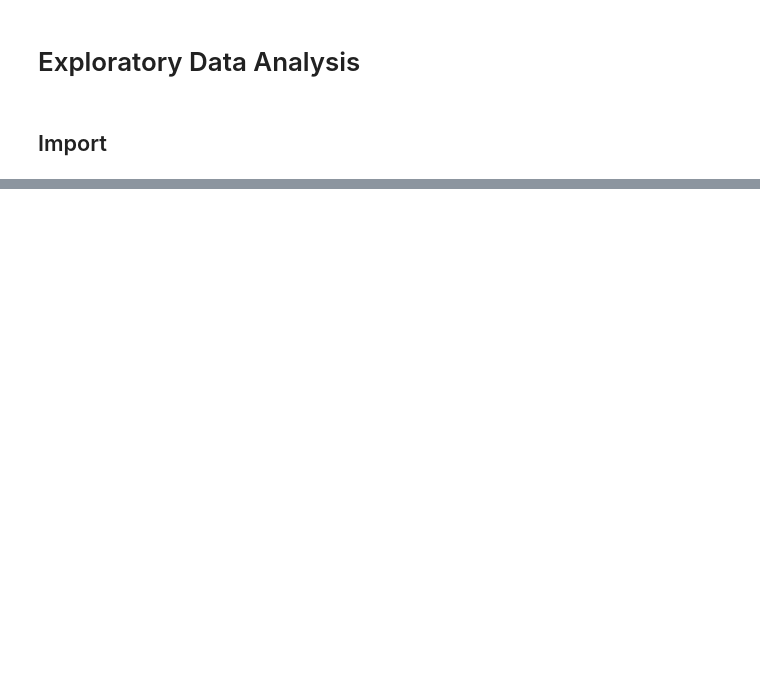
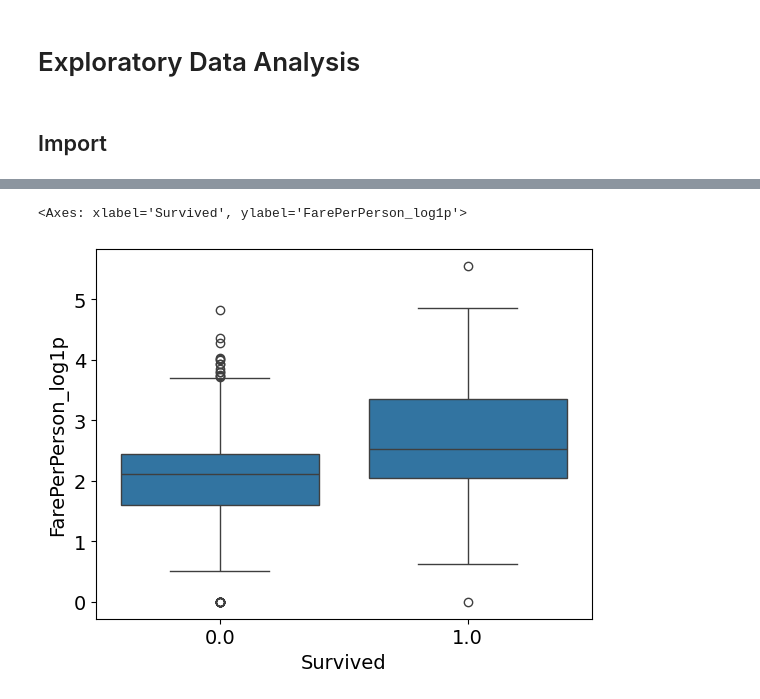
Before and after one commit to thibaultclement/titanic-ml-service, a Jupyter notebook: notebooks/4.0-tc-eda.ipynb, the cells around one changed output, grey strips where cells are left out. Cells and saved outputs as stored; diff of their text form; code cells hidden in the pictures; blank space fills up the shorter version.

```diff
--- a/notebooks/4.0-tc-eda.ipynb
+++ b/notebooks/4.0-tc-eda.ipynb
@@ -27,0 +116,9 @@ import seaborn as sns
+# %%
+sns.boxplot(
+    data=df,
+    x="Survived",
+    y="FarePerPerson_log1p"
+)
+# %% [output]
+<Axes: xlabel='Survived', ylabel='FarePerPerson_log1p'>
+[figure, added]
```
Also changed, not shown: parts of 23 cells of this notebook.
